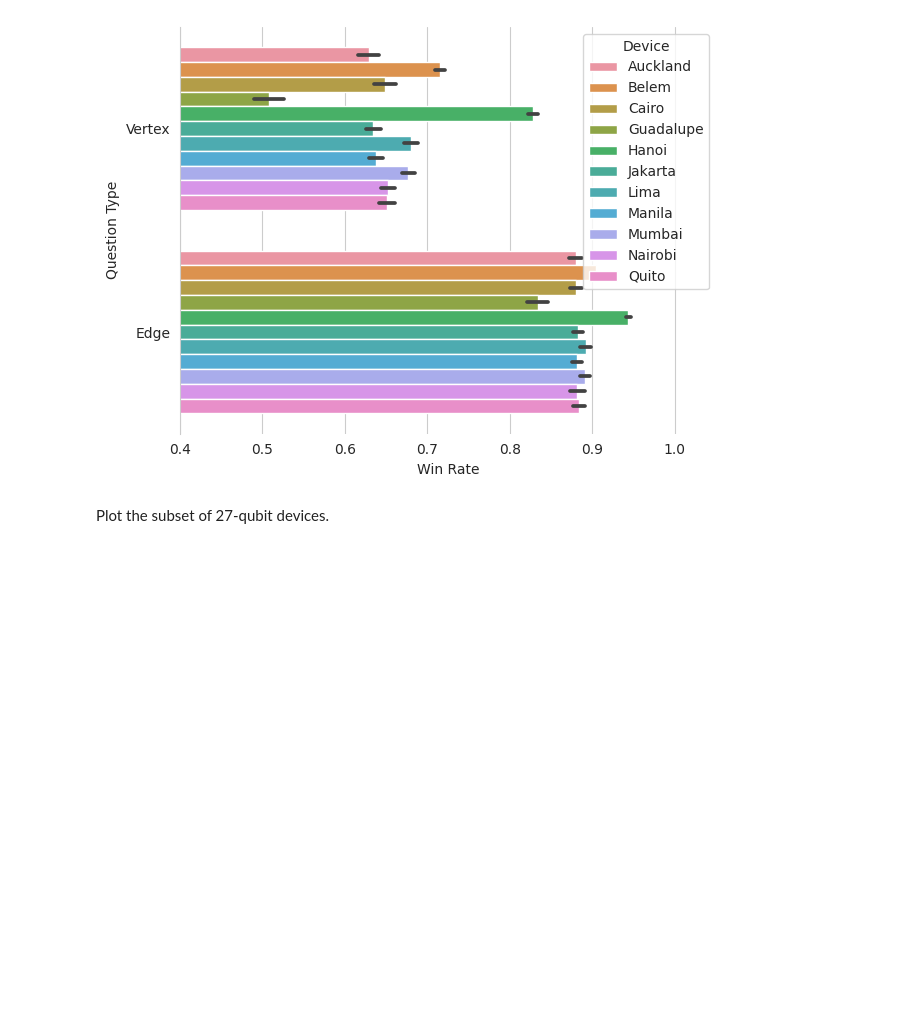
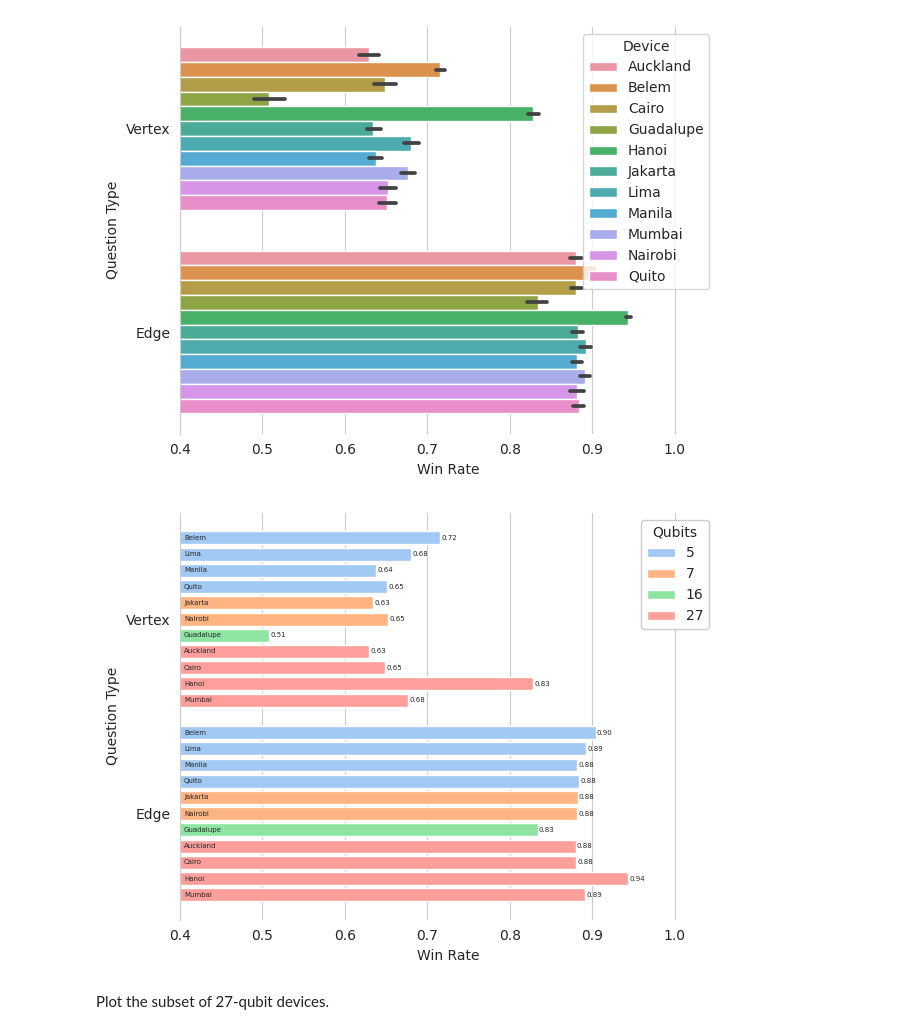
Before and after one commit to jfurches/nonlocalgames, a Jupyter notebook: ibm.ipynb, the cells around one changed output. Drawn from its saved outputs; the diff is of its cells as text; code cells hidden in the pictures; blank space fills up the shorter version.

```diff
--- a/ibm.ipynb
+++ b/ibm.ipynb
@@ -142,6 +145,96 @@ plt.savefig('plots/g14_constrained_u3ry/all_devices_byquestion.pdf')
 plt.show()
 # %% [output]
 [figure]
+# %%
+from matplotlib.axes import Axes
+import numpy as np
+
+qubit_values = sorted(df.qubits.unique())
+devices = df.Device.unique()
+
+fig = plt.figure()
+ax: Axes = plt.gca()
+
+qubit_artists = []
+
+i = 0
+for color_idx, qubits in enumerate(qubit_values):
+    data: pd.DataFrame = df.loc[df.qubits == qubits]
+    data.sort_values('Device')
+    subdevices = np.sort(data.Device.unique())
+
+    # plot one question type
+    y = -1 * (np.arange(len(subdevices)) + i)
+    tmp = data.loc[data.qtype == 'Vertex'].groupby('Device').mean(numeric_only=True)
+    container = ax.barh(
+        y,
+        tmp.q_winrate,
+        color=f'C{color_idx}',
+        align='center',
+        height=0.8
+    )
+
+    qubit_artists.append(container.patches[0])
+    ax.bar_label(
+        container,
+        fmt='%.2f',
+        fontsize=5,
+        padding=1
+    )
+
+    for dev, y_val in zip(subdevices, y):
+        ax.text(0.405, y_val, dev,
+                fontsize=5,
+                horizontalalignment='left',
+                verticalalignment='center')
+
+    # Plot the other
+    y = -1 * (np.arange(len(subdevices)) + i + len(devices) + 1)
+    tmp = data.loc[data.qtype == 'Edge'].groupby('Device').mean(numeric_only=True)
+    container = ax.barh(
+        y,
+        tmp.q_winrate,
+        color=f'C{color_idx}',
+        align='center',
+        height=0.8
+    )
+
+    ax.bar_label(
+        container,
+        fmt='%.2f',
+        fontsize=5,
+        padding=1
+    )
+
+    for dev, y_val in zip(subdevices, y):
+        ax.text(0.405, y_val, dev,
+                fontsize=5,
+                horizontalalignment='left',
+                verticalalignment='center')
+
+    i += len(subdevices)
+
+plt.xlabel('Win Rate')
+plt.xlim(0.4, 1.05)
+
+n = len(devices)
+plt.yticks([-n // 2 + 1, -3 * n // 2], ['Vertex', 'Edge'])
+plt.ylabel('Question Type')
+plt.grid(visible=False, axis='y')
+
+ax.legend(
+    qubit_artists,
+    [f'{int(q)}' for q in qubit_values],
+    title='Qubits',
+    framealpha=1)
+
+sns.despine(bottom=True)
+plt.tight_layout()
+plt.savefig('plots/g14_constrained_u3ry/all_devices_byquestion.png', dpi=300)
+plt.savefig('plots/g14_constrained_u3ry/all_devices_byquestion.pdf')
+plt.show()
+# %% [output]
+[figure, added]
 # %% [markdown]
 Plot the subset of 27-qubit devices.
 # %%
```
Also changed, not shown: parts of 2 cells of this notebook, 2 other files.
